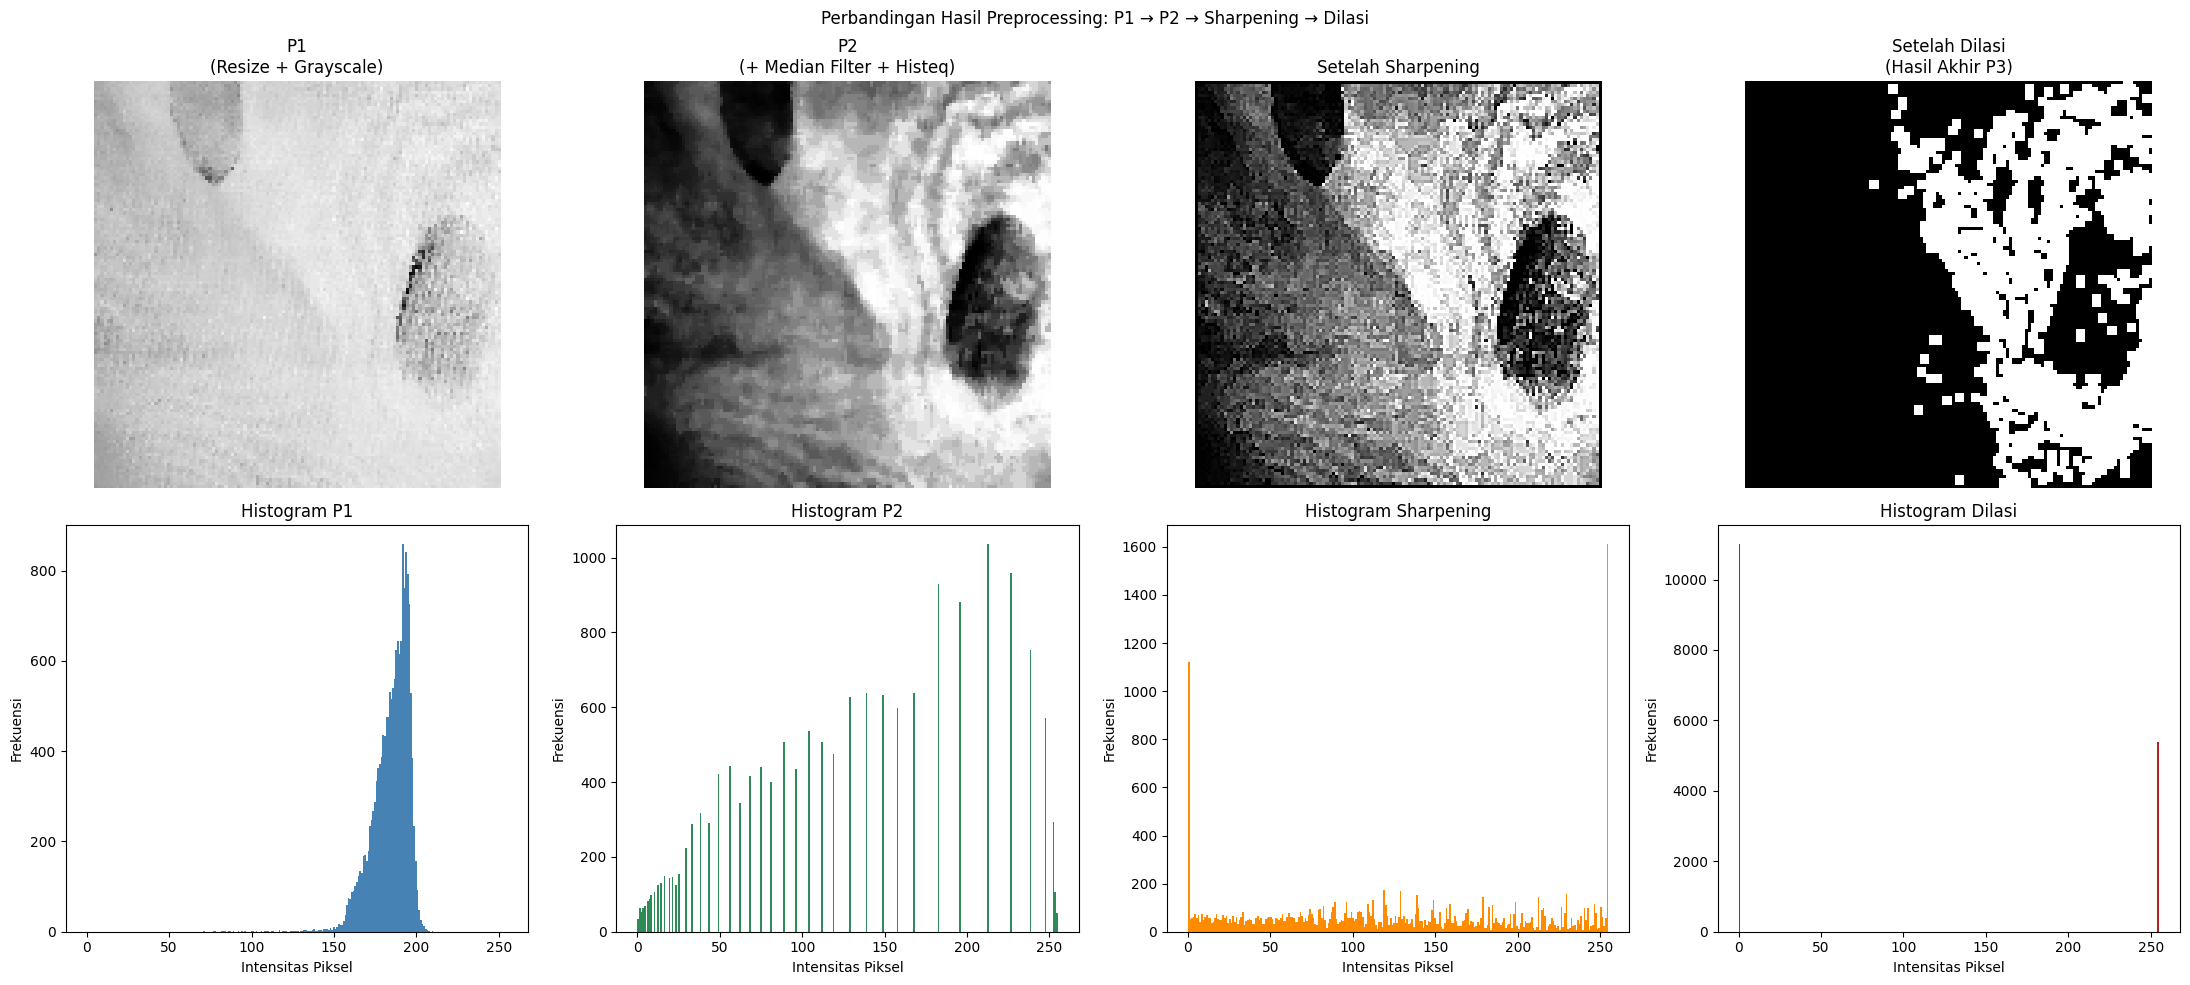
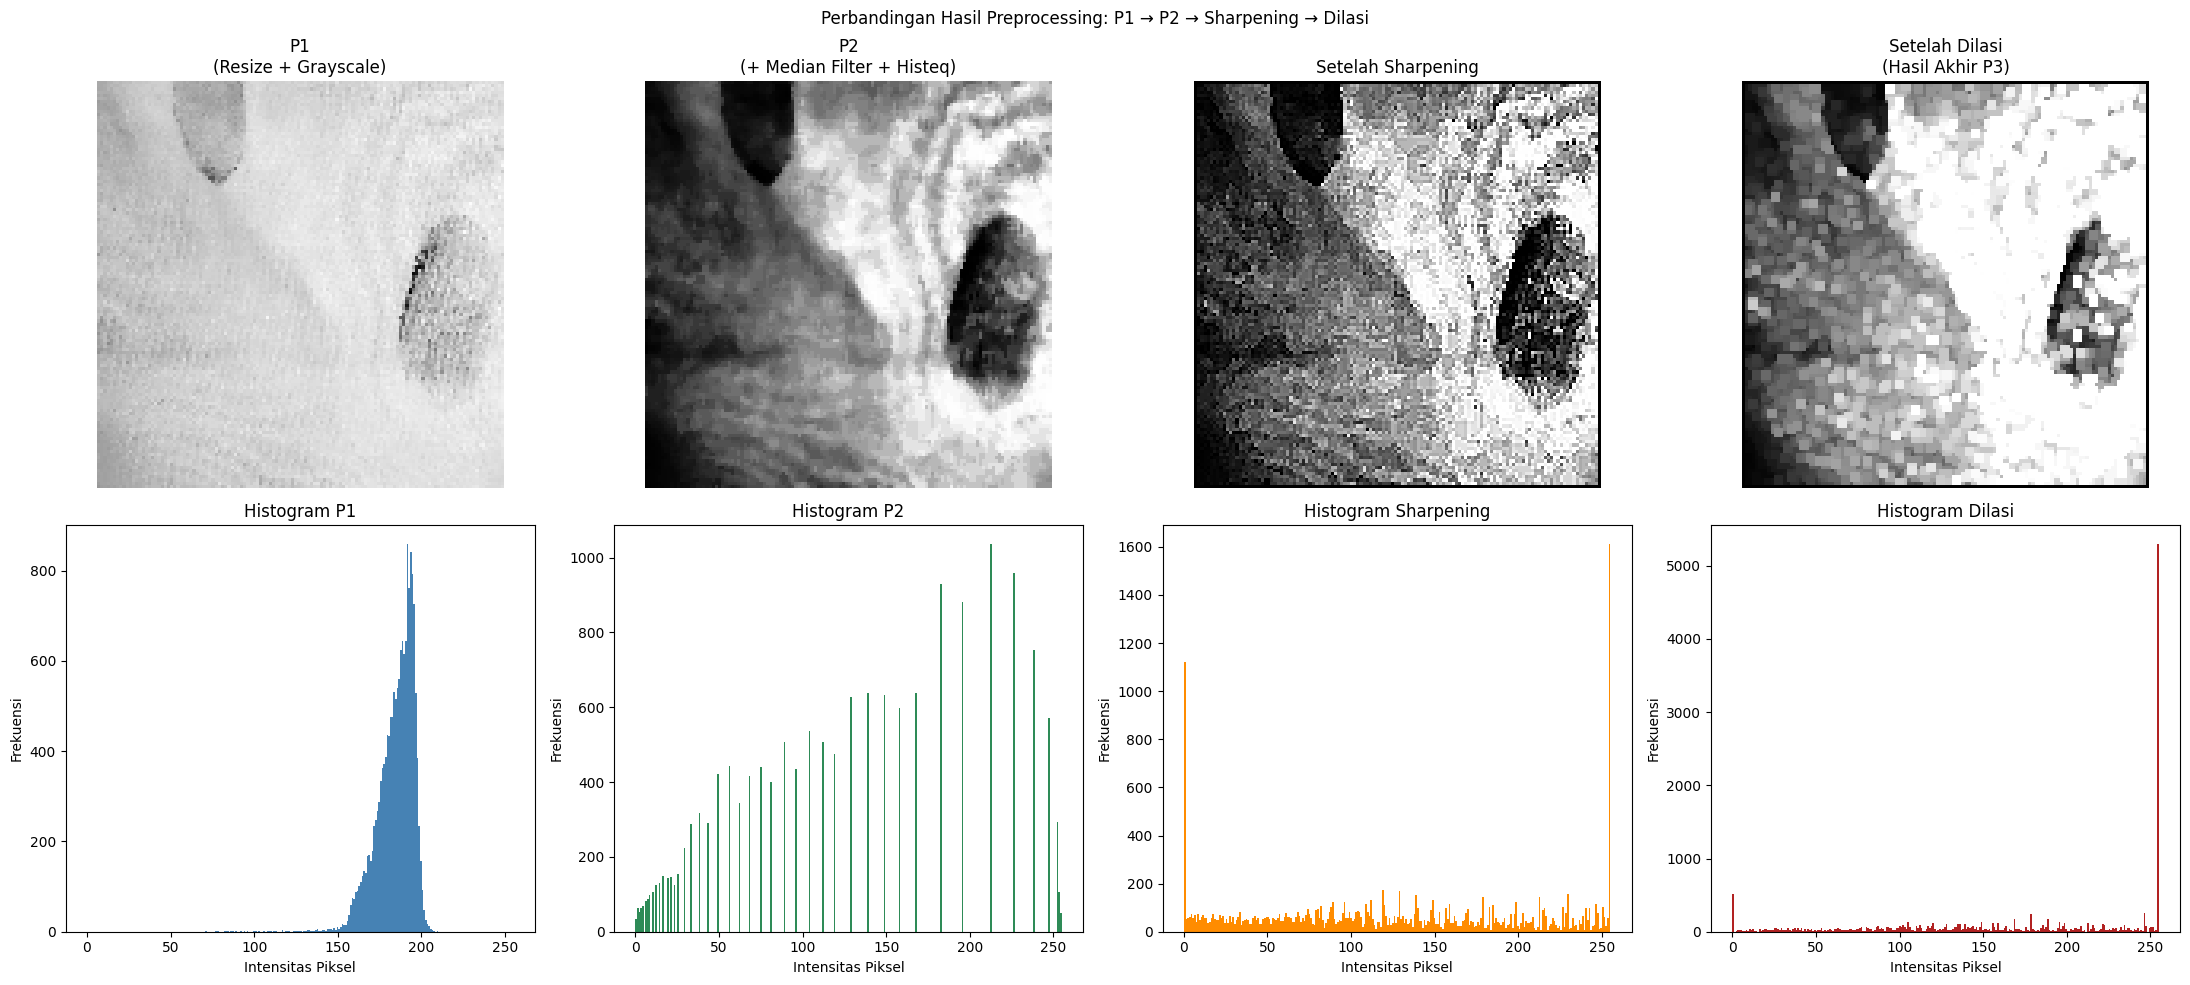
The notebook cell's code change between the first figure and the second:
--- before
+++ after
@@ -13,5 +13,5 @@
 # Setelah Dilasi (Hasil Akhir P3)
 kernel_dilasi = np.ones((3, 3), np.uint8)
-img_dilasi = dilasi(img_sharp, kernel_dilasi).astype(np.uint8)
+img_dilasi = dilasi_grayscale(img_sharp, kernel_dilasi).astype(np.uint8)
 
 fig, axes = plt.subplots(2, 4, figsize=(22, 10))

Commit: p3